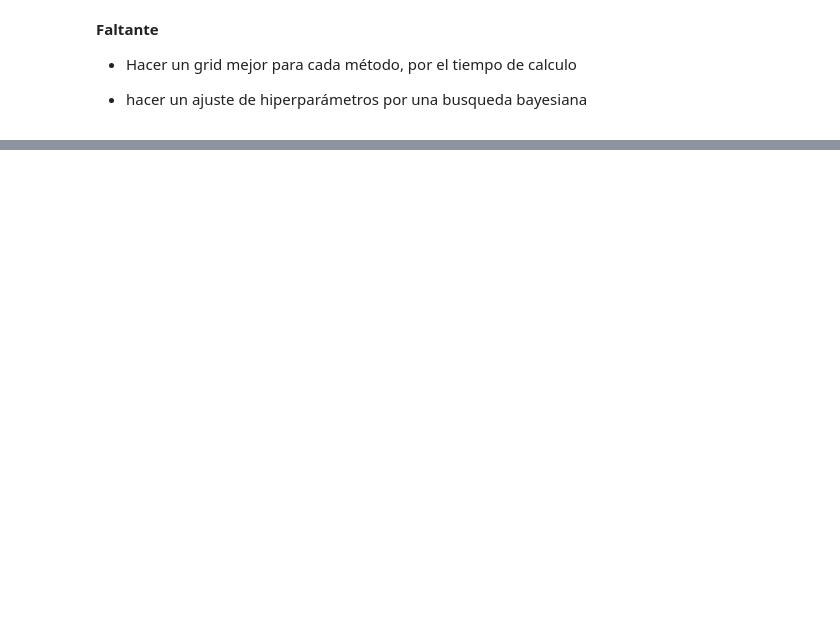
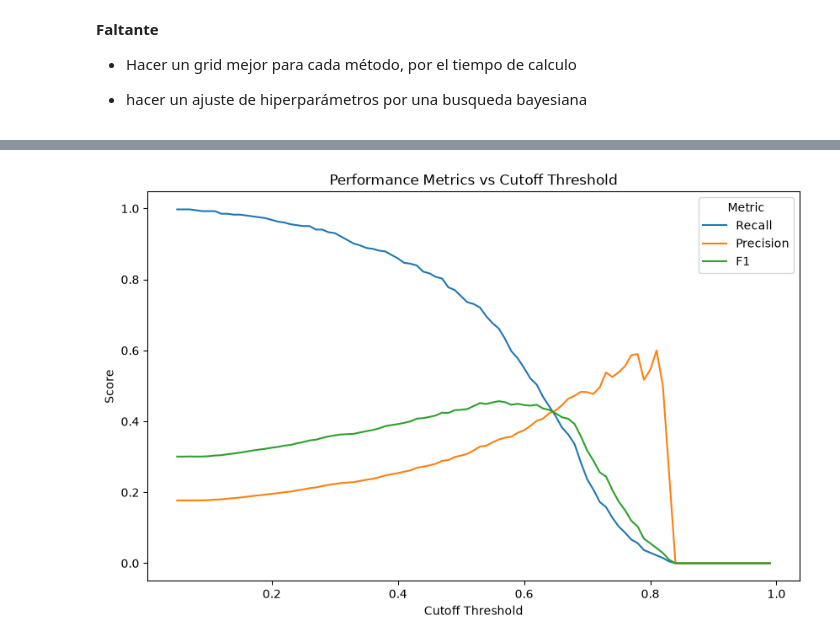
Before and after one commit to German-rl/churned_users, a Jupyter notebook: notebooks/Copia_de_Germán_Rodríguez_López_ITPE_Proyecto_modulo_2.ipynb, the cells around one changed output, grey strips where cells are left out. Cells and saved outputs as stored; diff of their text form; code cells hidden in the pictures; blank space fills up the shorter version.

Commit message:
Neural Network Model

```diff
--- a/notebooks/Copia_de_Germán_Rodríguez_López_ITPE_Proyecto_modulo_2.ipynb
+++ b/notebooks/Copia_de_Germán_Rodríguez_López_ITPE_Proyecto_modulo_2.ipynb
@@ -874,0 +858,7 @@ shap_class1.shape: (2855, 14)
+# %%
+X_train, X_val, y_train, y_val = train_test_split(
+    X_train, y_train,
+    test_size=0.2,
+    stratify=y_train,
+    random_state=0
+)
@@ -874,0 +938,3 @@ shap_class1.shape: (2855, 14)
+# %%
+y_pred_val=model.predict(X_val).ravel()
+y_pred_val
@@ -874,0 +945,12 @@ shap_class1.shape: (2855, 14)
+# %%
+#Evaluate de cutoff threshold
+cutoff_thresholds = np.arange(0.05, 1.0, 0.01)
+results = []
+for threshold in cutoff_thresholds:
+    y_pred_threshold = (y_pred_val >= threshold).astype(int)
+    recall = recall_score(y_val, y_pred_threshold)
+    precision = precision_score(y_val, y_pred_threshold)
+    f1 = f1_score(y_val, y_pred_threshold)
+    results.append((threshold, recall, precision, f1))
+results_df = pd.DataFrame(results, columns=['Threshold', 'Recall', 'Precision', 'F1'])
+print(results_df)
@@ -874,0 +972,11 @@ shap_class1.shape: (2855, 14)
+# %%
+graph_df = results_df.melt(id_vars='Threshold', value_vars=['Recall', 'Precision', 'F1'], var_name='Metric', value_name='Score')
+plt.figure(figsize=(10, 6))
+sns.lineplot(data=graph_df, x='Threshold', y='Score', hue='Metric')
+plt.title('Performance Metrics vs Cutoff Threshold')
+plt.xlabel('Cutoff Threshold')
+plt.ylabel('Score')
+plt.legend(title='Metric')
+plt.show()
+# %% [output]
+[figure, added]
```
Also changed, not shown: parts of 37 cells of this notebook.
